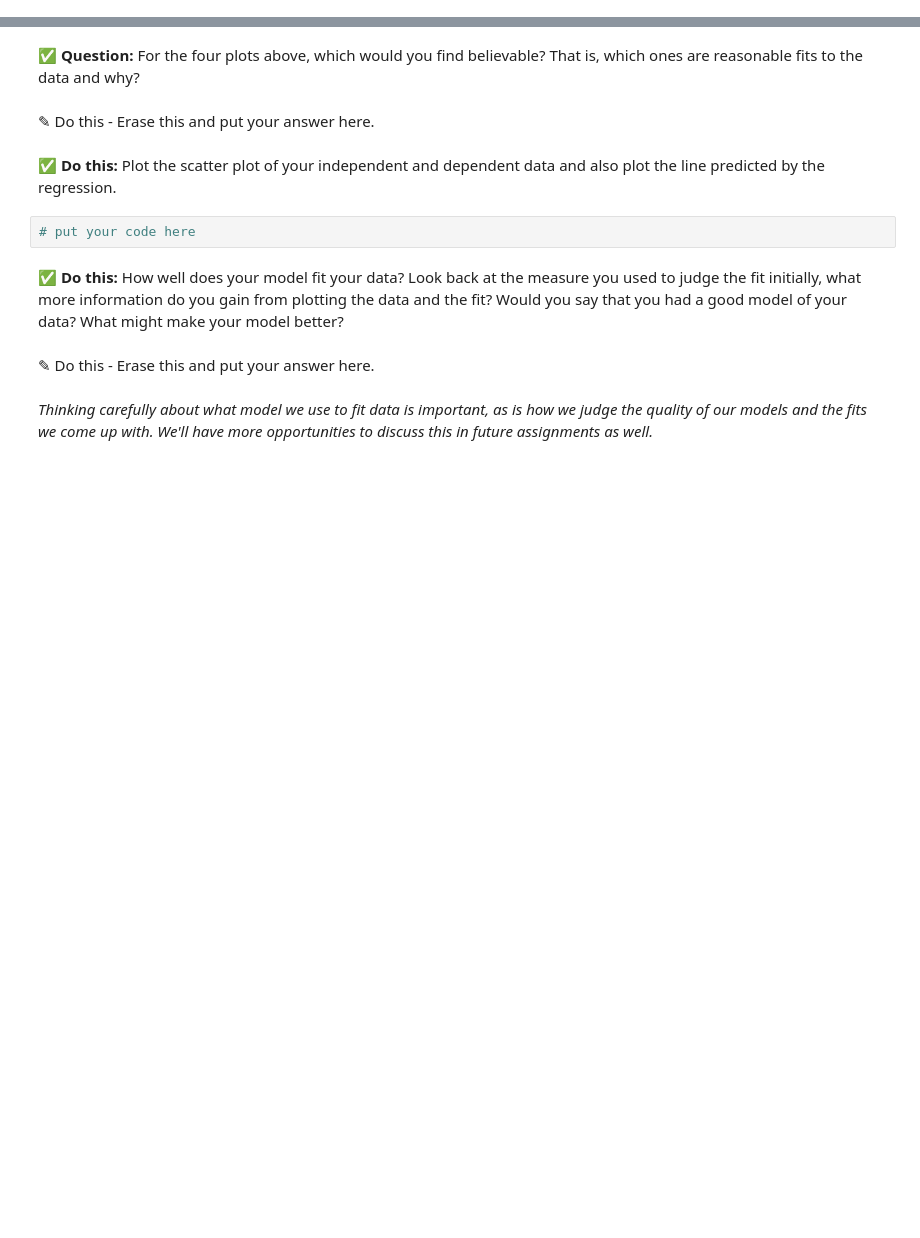
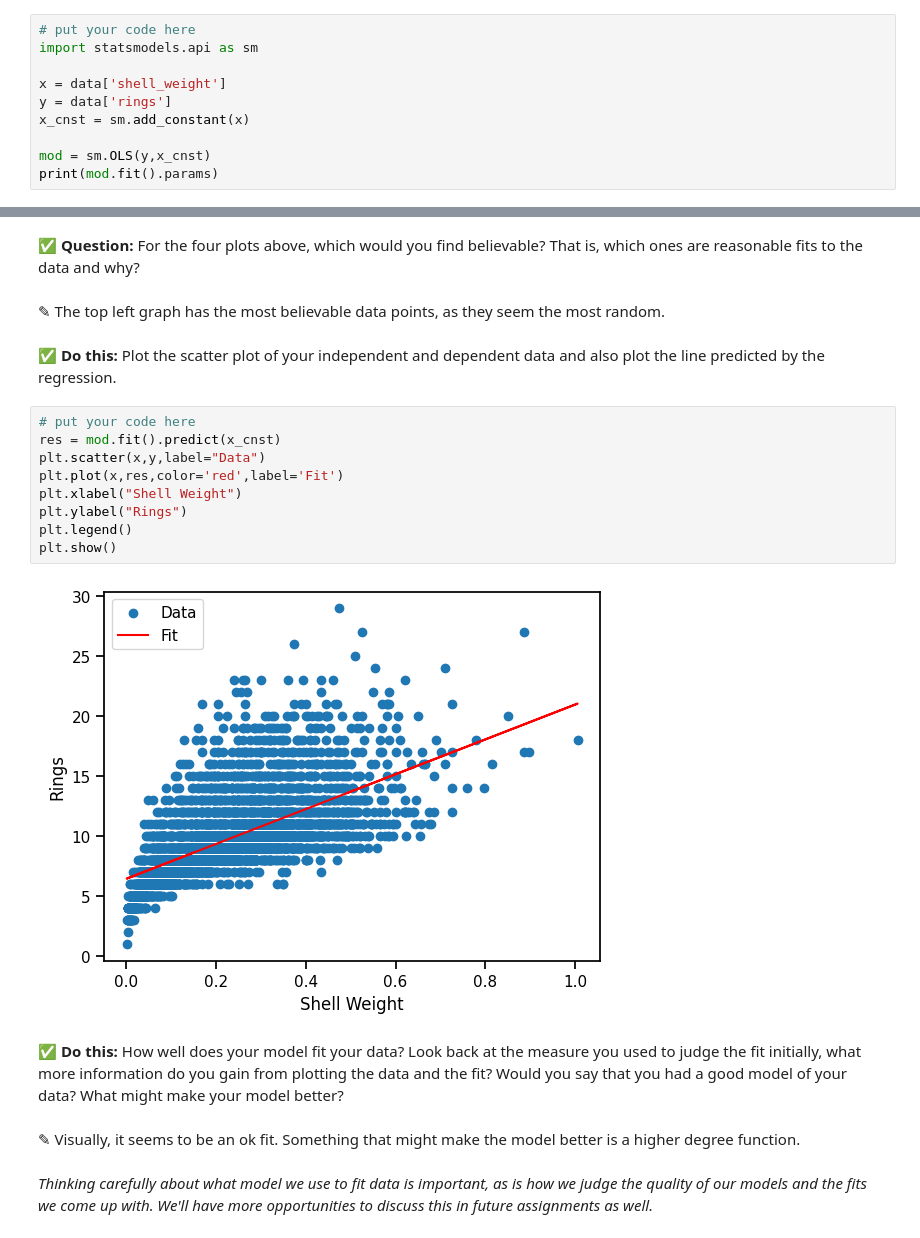
Before and after one commit to graysonslansky/CMSE202-f24-turnin, a Jupyter notebook: Day-13/Day-13_In-Class-Regression-STUDENT.ipynb, the cells around one changed output, grey strips where cells are left out. Cells and saved outputs as stored; diff of their text form; blank space fills up the shorter version.

```diff
--- a/Day-13/Day-13_In-Class-Regression-STUDENT.ipynb
+++ b/Day-13/Day-13_In-Class-Regression-STUDENT.ipynb
@@ -158,0 +157,10 @@ _Look to the pre-class assignment for some hints and check in with your group._
+# %%
+# put your code here
+import statsmodels.api as sm
+
+x = data['shell_weight']
+y = data['rings']
+x_cnst = sm.add_constant(x)
+
+mod = sm.OLS(y,x_cnst)
+print(mod.fit().params)
@@ -178,16 +209,25 @@ Mathematically, any data can be fit to a line. Whether a line is a good model to
 You can see that each data set is different, but the mathematical model that fits each of these data sets is the same! You must be careful that your data do not violate one or more of the [underlying assumptions of linear fitting](https://en.wikipedia.org/wiki/Linear_regression#Assumptions). This is one reason it is incredibly important to visualize your data and the model that fits it.
 # %% [markdown]
 **&#9989; Question:** For the four plots above, which would you find believable? That is, which ones are reasonable fits to the data and why?
-# %% [markdown]
-<font size=+3>&#9998;</font> Do this - Erase this and put your answer here.
+# %% [markdown]
+<font size=+3>&#9998;</font> The top left graph has the most believable data points, as they seem the most random.
 # %% [markdown]
 **&#9989; Do this:** Plot the scatter plot of your independent and dependent data and also plot the line predicted by the regression.
-# %%
-# put your code here
+# %%
+# put your code here
+res = mod.fit().predict(x_cnst)
+plt.scatter(x,y,label="Data")
+plt.plot(x,res,color='red',label='Fit')
+plt.xlabel("Shell Weight")
+plt.ylabel("Rings")
+plt.legend()
+plt.show()
+# %% [output]
+[figure, added]
 # %% [markdown]
 **&#9989; Do this:** How well does your model fit your data? Look back at the measure you used to judge the fit initially, what more information do you gain from plotting the data and the fit? Would you say that you had a good model of your data? What might make your model better?
-# %% [markdown]
-<font size=+3>&#9998;</font> Do this - Erase this and put your answer here.
+# %% [markdown]
+<font size=+3>&#9998;</font> Visually, it seems to be an ok fit. Something that might make the model better is a higher degree function.
 # %% [markdown]
 _Thinking carefully about what model we use to fit data is important, as is how we judge the quality of our models and the fits we come up with. We'll have more opportunities to discuss this in future assignments as well._
 # %% [markdown]
```
Also changed, not shown: parts of 20 cells of this notebook.
